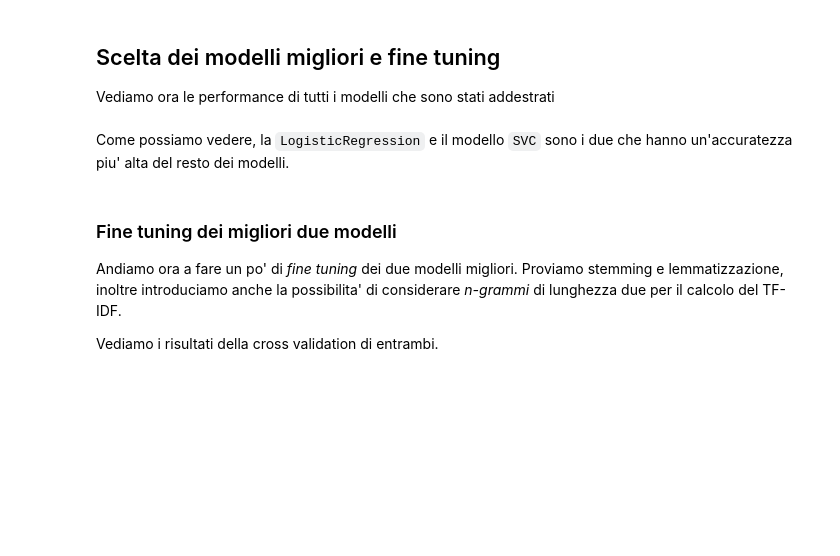
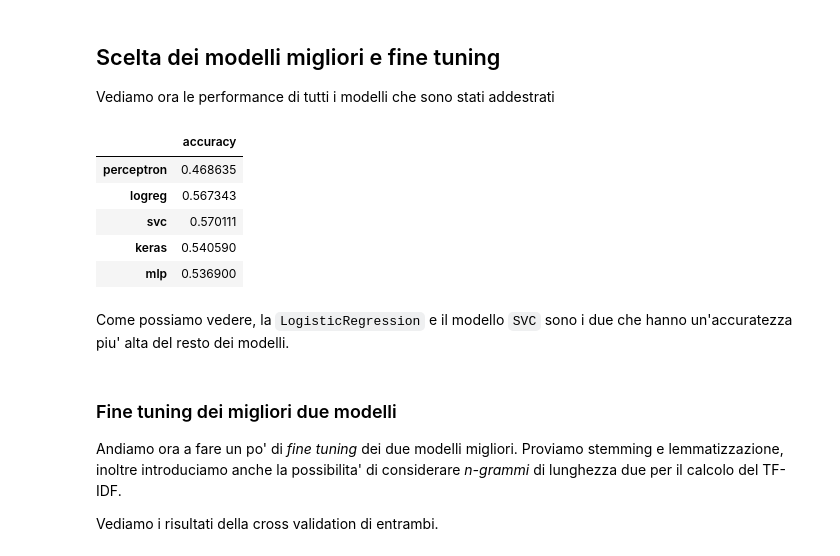
Before and after one commit to GiackAloZ/di-playstore, a Jupyter notebook: play-store.ipynb, the cells around one changed output. Saved outputs shown, nothing was run; the diff lists cells and outputs as text; code cells hidden in the pictures; blank space fills up the shorter version.

```diff
--- a/play-store.ipynb
+++ b/play-store.ipynb
@@ -303,12 +404,7 @@ best_params["perceptron"]
 param_logistic = [
     {
         "logreg__penalty": ["l1", "l2"],
-        "logreg__C": np.logspace(0, 1, num=3)
-    },
-    {
-        "logreg__penalty": ["elasticnet"],
-        "logreg__C": np.logspace(0, 1, num=3),
-        "logreg__l1_ratio": [0.1, 0.5]
+        "logreg__C": [1, 10]
     }
 ]
 
@@ -472,8 +639,15 @@ best_params["keras"]
 
 Vediamo ora le performance di tutti i modelli che sono stati addestrati
 # %%
-scores_df = pd.DataFrame([[score for _, score in scores.items()]], index=scores.keys(), columns=["accuracy"])
+scores_df = pd.DataFrame([[score] for _, score in scores.items()], index=scores.keys(), columns=["accuracy"])
 scores_df
+# %% [output]
+|  | accuracy |
+| perceptron | 0.468635 |
+| logreg | 0.567343 |
+| svc | 0.570111 |
+| keras | 0.540590 |
+| mlp | 0.536900 |
 # %% [markdown]
 Come possiamo vedere, la `LogisticRegression` e il modello `SVC` sono i due che hanno un'accuratezza piu' alta del resto dei modelli.
 # %% [markdown]
```
Also changed, not shown: parts of 77 cells of this notebook.
